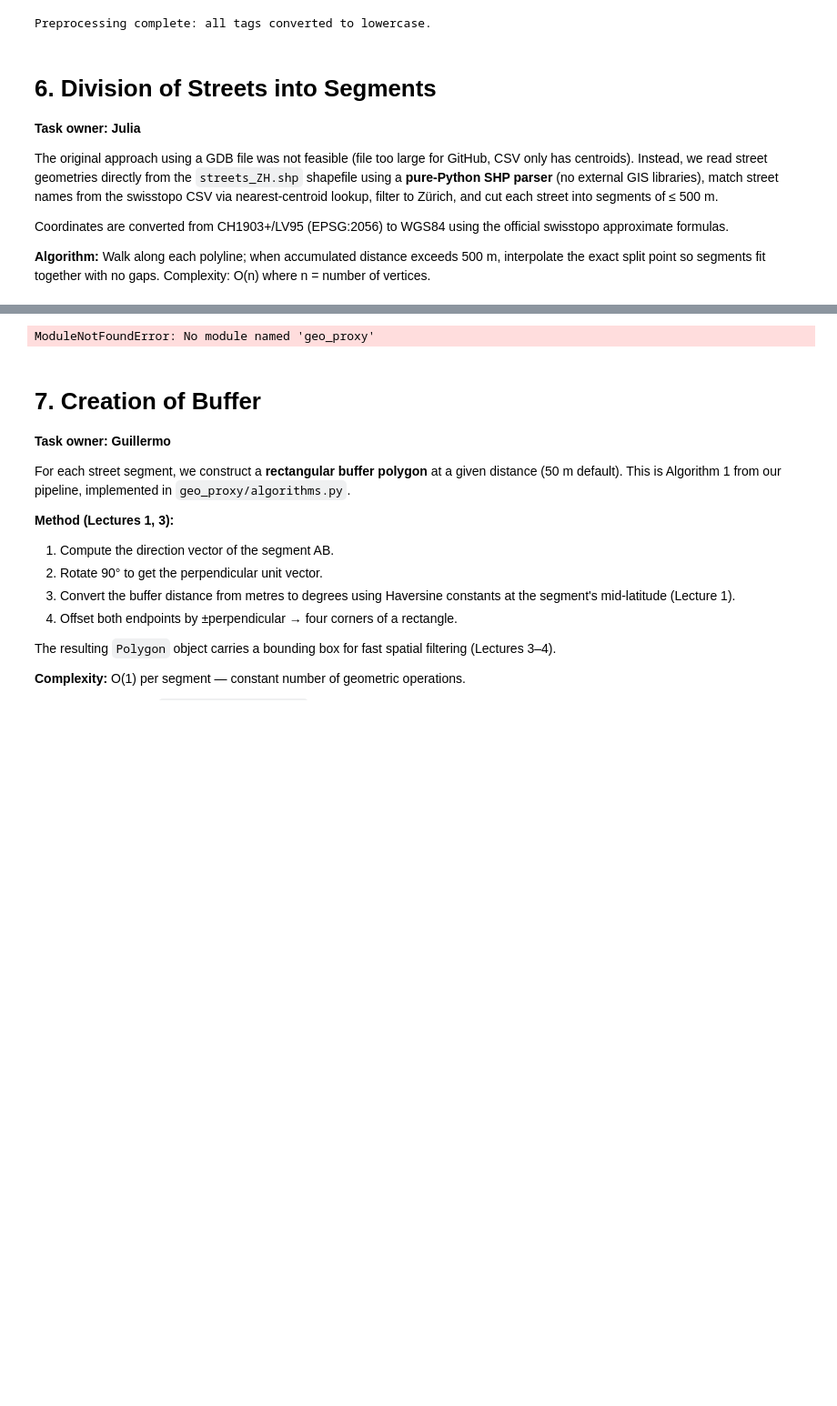
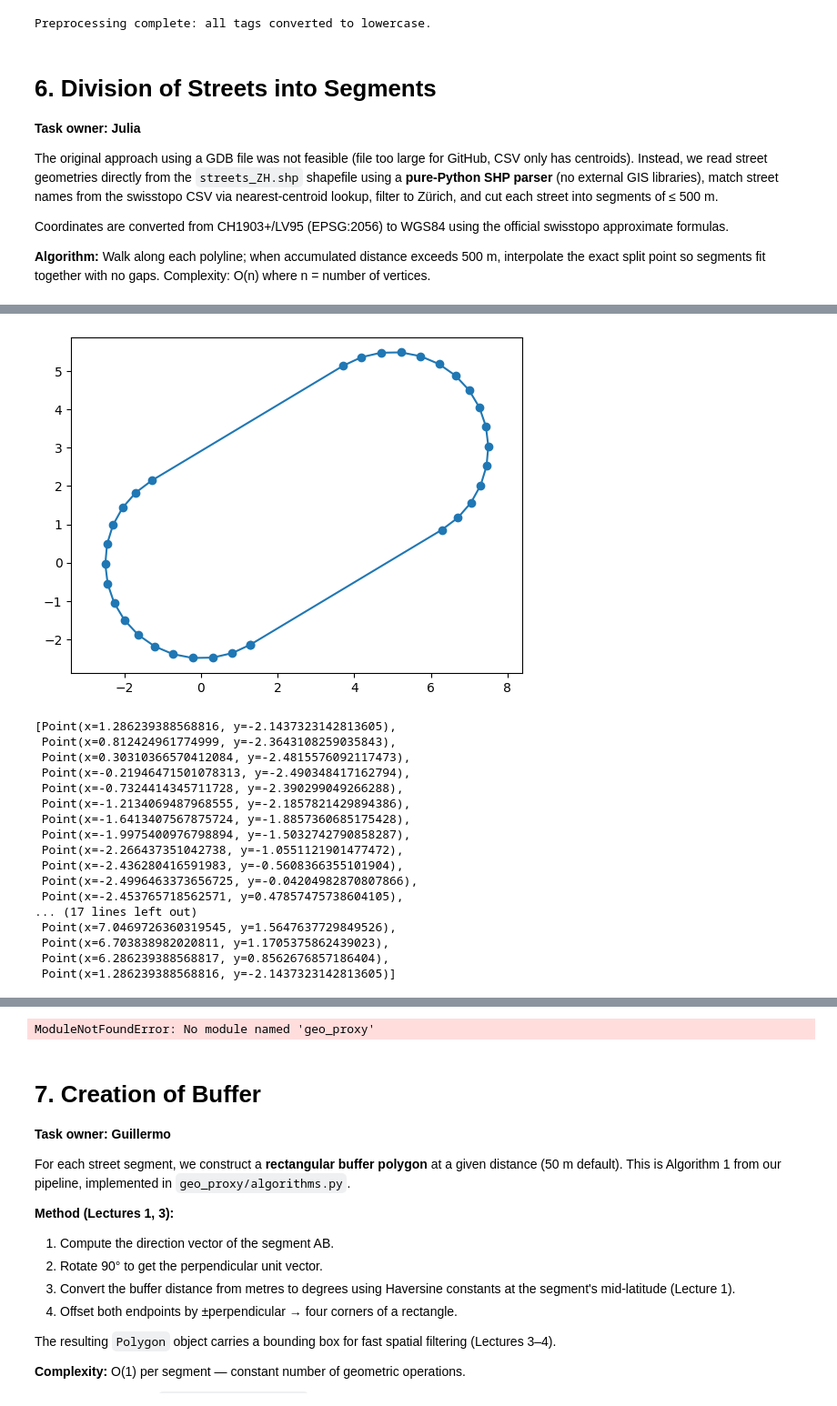
Before and after one commit to BeachBall2024/GEO-spa-algo, a Jupyter notebook: submission.ipynb, the cells around one changed output, grey strips where cells are left out. Shown at 91% size. Cells and saved outputs as stored; diff of their text form; code cells hidden in the pictures; blank space fills up the shorter version.

```diff
--- a/submission.ipynb
+++ b/submission.ipynb
@@ -261,14 +661,7 @@ result.head()
 # %%
-#Buffer creation MURIEL
 import math
 
 def segment_rectangle(p0, p1, width, num_circle_points=16):
-
-    list_element = 0
-
-    for list_element in unique_id:
-        geom = row.geometry.iloc[0]
-        coords = list(geom.coords)
 
     # Direction vector
     dx = p1.x - p0.x
@@ -292,39 +685,55 @@ def segment_rectangle(p0, p1, width, num_circle_points=16):
 
     points = []
 
     # --- LEFT CAP (circle around p0) ---
     for i in range(num_circle_points):
         angle = math.pi - math.pi * i / (num_circle_points - 1)  # half circle
         x = p0.x + w * (math.cos(angle) * nx - math.sin(angle) * dx)
         y = p0.y + w * (math.cos(angle) * ny - math.sin(angle) * dy)
         points.append(Point(x, y))
 
     # --- RIGHT CAP (circle around p1) ---
     for i in range(num_circle_points):
         angle = - math.pi * i / (num_circle_points - 1)  # other half
         x = p1.x + w * (math.cos(angle) * nx - math.sin(angle) * dx)
         y = p1.y + w * (math.cos(angle) * ny - math.sin(angle) * dy)
         points.append(Point(x, y))
 
     # optional: close polygon
     points.append(points[0])
 
     xs = [p.x for p in points]
     ys = [p.y for p in points]
 
     plt.figure()
     plt.plot(xs, ys, '-o')
     plt.axis('equal')
     plt.show()
 
     return points
 
-#def need to be adapted for buffer anker points
-#calculate angle between 2 points
-def angle_cos(p, q):
-    if p == q:
-        return 2, 0
-    else:
-        h = math.sqrt((p[1] - q[1])*(p[1] - q[1]) + (p[0] - q[0])*(p[0] - q[0]))
-        a = p[0] - q[0]
-        return a/h, h
+
+
+p0 = Point(0, 0)
+p1 = Point(5, 3)
+
+segment_rectangle(p0, p1, 5)
+# %% [output]
+[figure, added]
+[Point(x=1.286239388568816, y=-2.1437323142813605),
+ Point(x=0.812424961774999, y=-2.3643108259035843),
+ Point(x=0.30310366570412084, y=-2.4815576092117473),
+ Point(x=-0.21946471501078313, y=-2.490348417162794),
+ Point(x=-0.7324414345711728, y=-2.390299049266288),
+ Point(x=-1.2134069487968555, y=-2.1857821429894386),
+ Point(x=-1.6413407567875724, y=-1.8857360685175428),
+ Point(x=-1.9975400976798894, y=-1.5032742790858287),
+ Point(x=-2.266437351042738, y=-1.0551121901477472),
+ Point(x=-2.436280416591983, y=-0.5608366355101904),
+ Point(x=-2.4996463373656725, y=-0.04204982870807866),
+ Point(x=-2.453765718562571, y=0.47857475738604105),
+... (17 lines left out)
+ Point(x=7.0469726360319545, y=1.5647637729849526),
+ Point(x=6.703838982020811, y=1.1705375862439023),
+ Point(x=6.286239388568817, y=0.8562676857186404),
+ Point(x=1.286239388568816, y=-2.1437323142813605)]
```
Also changed, not shown: parts of 16 cells of this notebook.
